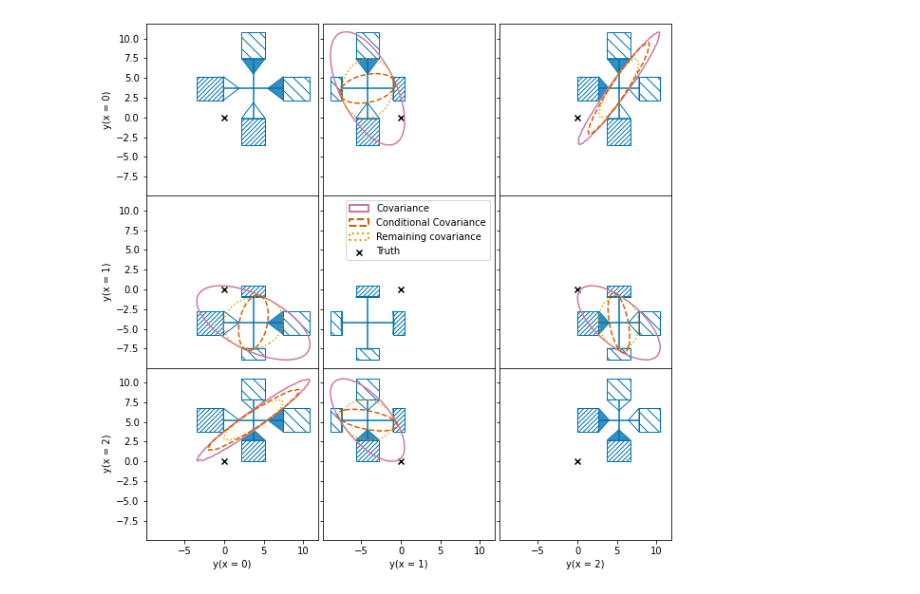
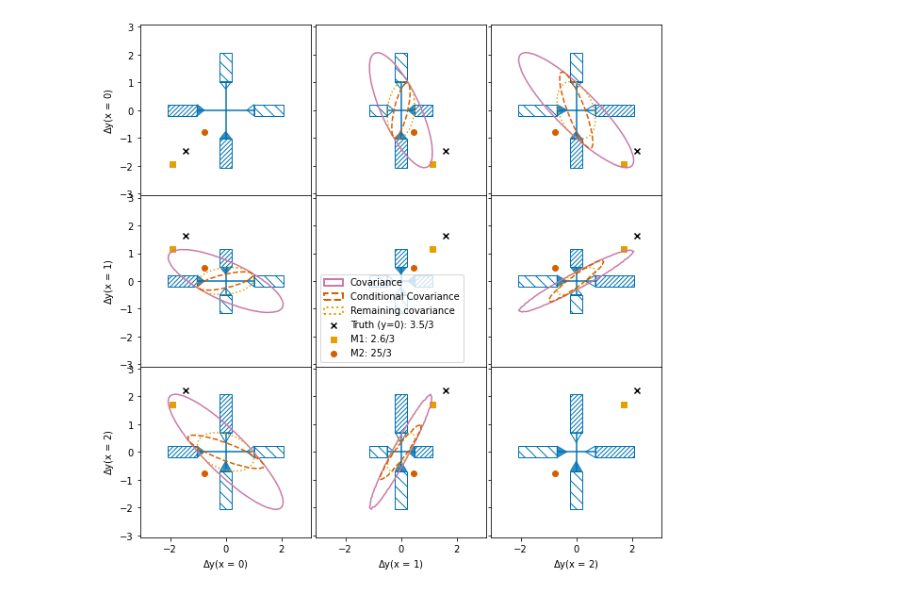
Before and after one commit to ast0815/covplot, a Jupyter notebook: covplot.ipynb, the cells around one changed output. Cells and saved outputs as stored; diff of their text form; code cells hidden in the pictures.

```diff
--- a/covplot.ipynb
+++ b/covplot.ipynb
@@ -24,5 +25,6 @@ for i in range(N):
 # %%
 err = np.sqrt(np.diag(cov))
 cor = cov / err[:, np.newaxis] / err[np.newaxis, :]
+covinv = np.linalg.inv(cov)
 np.linalg.svd(cov, compute_uv=False), np.linalg.svd(cor, compute_uv=False)
 # %% [output]
@@ -49,0 +59,7 @@ array([ 3.68508127, -4.2196489 ,  5.24461469])
+# %%
+# Scale data to have target p-value
+p = 0.32
+chi2 = stats.chi2(df=N)
+M = np.sqrt(correct_dist(np.array([0]*N)))
+Mc = np.sqrt(chi2.isf(p))
+y *= Mc/M
@@ -50,3 +87,15 @@ array([ 3.68508127, -4.2196489 ,  5.24461469])
+# %%
+# Do a wrong fit
+Nw = 2
+def wrong_fun(a):
+    return np.sum([a[i]*x**i for i in range(Nw)], axis=0)
+
+def wrong_opt(a):
+    return wrong_dist(wrong_fun(a))
+
+wrong_ret = optimize.minimize(wrong_opt, x0=[0]*Nw)
+chi_wrong=correct_dist(wrong_fun(wrong_ret.x))[0]
+y_wrong = wrong_fun(wrong_ret.x)
 # %%
 plt.errorbar(x, y, yerr=np.sqrt(np.diag(cov)), xerr=0.5, fmt=" ")
 plt.axhline(0, color="k", linestyle="--")
@@ -90,8 +147,8 @@ fig, axs = plt.subplots(
     figsize=(10, 10),
     gridspec_kw=dict(wspace=0, hspace=0),
 )
-ymin = np.min(y - err)
-ymax = np.max(y + err)
+ymin = np.min(-err)
+ymax = np.max(+err)
 print(ymin, ymax)
 xx, yy = list(zip(*itertools.product(np.linspace(ymin - 1, ymax + 1, 50), repeat=2)))
 xx = np.array(xx)
@@ -102,9 +159,9 @@ for ix, iy in itertools.product(range(N), repeat=2):
     axs[iy][ix].set_aspect("equal", "box")
 
     if ix == 0:
-        axs[iy, ix].set_ylabel(f"y(x = {x[iy]:.4g})")
+        axs[iy, ix].set_ylabel(f"$\Delta$y(x = {x[iy]:.4g})")
     if iy == len(x) - 1:
-        axs[iy, ix].set_xlabel(f"y(x = {x[ix]:.4g})")
+        axs[iy, ix].set_xlabel(f"$\Delta$y(x = {x[ix]:.4g})")
 
     xycov = cov[(ix, iy), :][:, (ix, iy)]
     xyK = ret["K"][(ix, iy), :][:, (ix, iy)]
@@ -127,12 +184,12 @@ for ix, iy in itertools.product(range(N), repeat=2):
     ]
     xconderr = ret["yconderr"][ix]
     yconderr = ret["yconderr"][iy]
-    axs[iy][ix].errorbar(y[ix], y[iy], xerr=xKerr, yerr=yKerr, color="C0")
+    axs[iy][ix].errorbar(0, 0, xerr=xKerr, yerr=yKerr, color="C0")
 
     # Covariance ellipse
     xycovinv = np.linalg.inv(xycov)
-    dx = xx - y[ix]
-    dy = yy - y[iy]
+    dx = xx - 0
+    dy = yy - 0
     dd = np.array((dx, dy)).T
     zz = (dd[..., np.newaxis, :] @ xycovinv @ dd[..., :, np.newaxis])[:, 0, 0]
     if ix != iy:
@@ -151,9 +208,9 @@ for ix, iy in itertools.product(range(N), repeat=2):
         axs[iy][ix].tricontour(xx, yy, zz, [1], colors="C2", linestyles="--")
 
     # 1st component boxes
-    xw = yw = 3
+    xw = yw = ymax / 5
     patch = patches.Rectangle(
-        (y[ix] - xerr, y[iy] - yw / 2),
+        (0 - xerr, 0 - yw / 2),
         xerr - xKerr,
         yw,
         facecolor="none",
@@ -165,7 +222,7 @@ for ix, iy in itertools.product(range(N), repeat=2):
         patch.set_hatch("\\" * 2)
     axs[iy][ix].add_patch(patch)
     patch = patches.Rectangle(
-        (y[ix] + xerr, y[iy] - yw / 2),
+        (0 + xerr, 0 - yw / 2),
         -(xerr - xKerr),
         yw,
         facecolor="none",
@@ -177,7 +234,7 @@ for ix, iy in itertools.product(range(N), repeat=2):
         patch.set_hatch("\\" * 2)
     axs[iy][ix].add_patch(patch)
     patch = patches.Rectangle(
-        (y[ix] - xw / 2, y[iy] - yerr),
+        (0 - xw / 2, 0 - yerr),
         xw,
         yerr - yKerr,
         facecolor="none",
@@ -189,7 +246,7 @@ for ix, iy in itertools.product(range(N), repeat=2):
         patch.set_hatch("\\" * 2)
     axs[iy][ix].add_patch(patch)
     patch = patches.Rectangle(
-        (y[ix] - xw / 2, y[iy] + yerr),
+        (0 - xw / 2, 0 + yerr),
         xw,
         -(yerr - yKerr),
         facecolor="none",
@@ -204,9 +261,9 @@ for ix, iy in itertools.product(range(N), repeat=2):
     # Last component triangles
     patch = patches.Polygon(
         [
-            (y[ix] - xKerr, y[iy] - yw / 2),
-            (y[ix] - xconderr, y[iy]),
-            (y[ix] - xKerr, y[iy] + yw / 2),
+            (0 - xKerr, 0 - yw / 2),
+            (0 - xconderr, 0),
+            (0 - xKerr, 0 + yw / 2),
         ],
         edgecolor="C0",
     )
@@ -218,9 +275,9 @@ for ix, iy in itertools.product(range(N), repeat=2):
     axs[iy][ix].add_patch(patch)
     patch = patches.Polygon(
         [
-            (y[ix] + xKerr, y[iy] - yw / 2),
-            (y[ix] + xconderr, y[iy]),
-            (y[ix] + xKerr, y[iy] + yw / 2),
+            (0 + xKerr, 0 - yw / 2),
+            (0 + xconderr, 0),
+            (0 + xKerr, 0 + yw / 2),
         ],
         edgecolor="C0",
     )
@@ -232,9 +289,9 @@ for ix, iy in itertools.product(range(N), repeat=2):
     axs[iy][ix].add_patch(patch)
     patch = patches.Polygon(
         [
-            (y[ix] - xw / 2, y[iy] - yKerr),
-            (y[ix], y[iy] - yconderr),
-            (y[ix] + xw / 2, y[iy] - yKerr),
+            (0 - xw / 2, 0 - yKerr),
+            (0, 0 - yconderr),
+            (0 + xw / 2, 0 - yKerr),
         ],
         edgecolor="C0",
     )
@@ -246,9 +303,9 @@ for ix, iy in itertools.product(range(N), repeat=2):
     axs[iy][ix].add_patch(patch)
     patch = patches.Polygon(
         [
-            (y[ix] - xw / 2, y[iy] + yKerr),
-            (y[ix], y[iy] + yconderr),
-            (y[ix] + xw / 2, y[iy] + yKerr),
+            (0 - xw / 2, 0 + yKerr),
+            (0, 0 + yconderr),
+            (0 + xw / 2, 0 + yKerr),
         ],
         edgecolor="C0",
     )
@@ -260,19 +317,26 @@ for ix, iy in itertools.product(range(N), repeat=2):
     axs[iy][ix].add_patch(patch)
 
     # Truth
-    tru = axs[iy][ix].scatter(0, 0, marker="x", color="k")
+    tru = axs[iy][ix].scatter(-y[ix], -y[iy], marker="x", color="k")
+    wro = axs[iy][ix].scatter(y_wrong[ix]-y[ix], y_wrong[iy]-y[iy], marker="o", color="C2")
+    cor = axs[iy][ix].scatter(y_correct[ix]-y[ix], y_correct[iy]-y[iy], marker="s", color="C1")
 
 leg_artists = [
     patches.Ellipse((0, 0), 1, 1, linewidth=2, edgecolor="C3", linestyle="-", facecolor="none"),
     patches.Ellipse((0, 0), 1, 1, linewidth=2, edgecolor="C2", linestyle="--", facecolor="none"),
     patches.Ellipse((0, 0), 1, 1, linewidth=2, edgecolor="C1", linestyle=":", facecolor="none"),
     tru,
+    cor,
+    wro,
 ]
 leg_labels = [
     "Covariance",
     "Conditional Covariance",
     "Remaining covariance",
-    "Truth",
+    f"Truth (y=0): {chi_truth:.2g}/{N}",
+    f"M1: {chi_correct:.2g}/{N}",
+    f"M2: {chi_wrong:.2g}/{N}",
 ]
 axs[1][1].legend(leg_artists, leg_labels)
+plt.savefig("plots/simple-full.pdf")
 # %% [output]
@@ -281 +344 @@ axs[1][1].legend(leg_artists, leg_labels)
-[figure, old version]
+[figure, new version]
```
Also changed, not shown: parts of 14 cells of this notebook.
